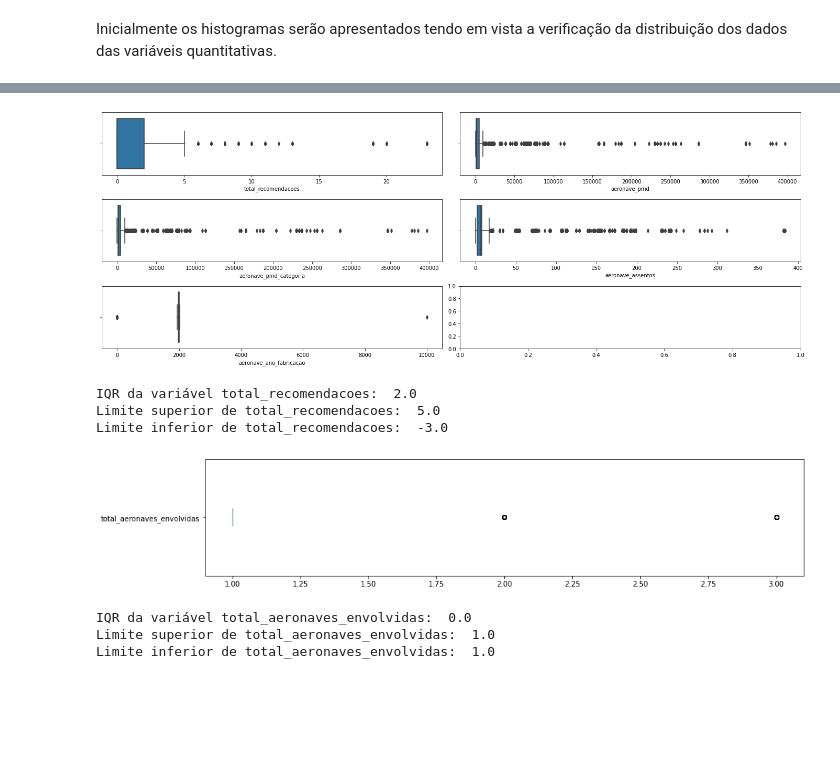
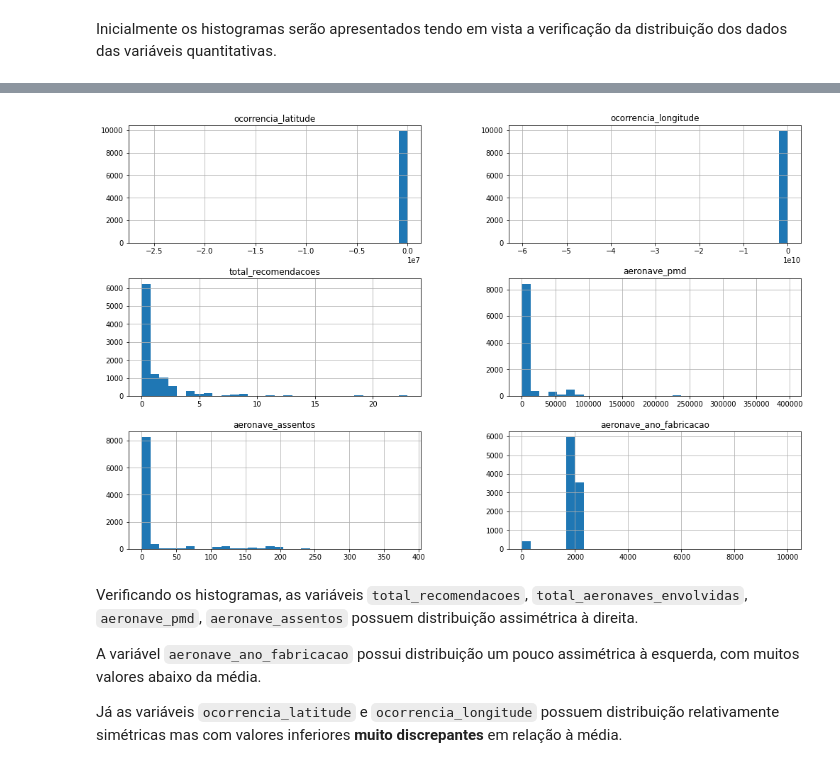
Before and after one commit to guilherme-beserra/TCC---PUC-Minas, a Jupyter notebook: Classificação_para_predição_de_vítima_fatal_em_acidente_aéreo.ipynb, the cells around one changed output, grey strips where cells are left out. Cells and saved outputs as stored; diff of their text form; code cells hidden in the pictures; blank space fills up the shorter version.

```diff
--- a/Classificação_para_predição_de_vítima_fatal_em_acidente_aéreo.ipynb
+++ b/Classificação_para_predição_de_vítima_fatal_em_acidente_aéreo.ipynb
@@ -967,51 +1067,0 @@ Vamos dar uma olhada nos nossos dados e ver o que identificamos.
-# %%
-# verificando o total de recomendações
-fig, ax = plt.subplots(nrows=3, ncols=2, figsize=(19, 7))
-sns.boxplot(df_unificada_clean['total_recomendacoes'], ax=ax[0,0])
-sns.boxplot(df_unificada_clean['aeronave_pmd'], ax=ax[0,1])
-sns.boxplot(df_unificada_clean['aeronave_pmd_categoria'], ax=ax[1,0])
-sns.boxplot(df_unificada_clean['aeronave_assentos'], ax=ax[1,1])
-sns.boxplot(df_unificada_clean['aeronave_ano_fabricacao'], ax=ax[2,0])
-plt.tight_layout()
-# %% [output]
-[figure, removed]
-# %%
-# identificando os outliers para a variável minimum_nights
-q1_total_recomendacoes = df_unificada_clean.total_recomendacoes.quantile(.25)
-q3_total_recomendacoes = df_unificada_clean.total_recomendacoes.quantile(.75)
-IQR_total_recomendacoes = q3_total_recomendacoes - q1_total_recomendacoes
-print('IQR da variável total_recomendacoes: ', IQR_total_recomendacoes)
-
-# definindo os limites
-sup_total_recomendacoes = q3_total_recomendacoes + 1.5 * IQR_total_recomendacoes
-inf_total_recomendacoes = q1_total_recomendacoes - 1.5 * IQR_total_recomendacoes
-
-print('Limite superior de total_recomendacoes: ', sup_total_recomendacoes)
-print('Limite inferior de total_recomendacoes: ', inf_total_recomendacoes)
-# %% [output]
-IQR da variável total_recomendacoes:  2.0
-Limite superior de total_recomendacoes:  5.0
-Limite inferior de total_recomendacoes:  -3.0
-# %%
-# verificando o total de recomendações
-df_unificada_clean.total_aeronaves_envolvidas.plot(kind='box', vert=False, figsize=(15, 3))
-plt.show()
-# %% [output]
-[figure, removed]
-# %%
-# identificando os outliers para a variável total_aeronaves_envolvidas
-q1_total_aeronaves_envolvidas = df_unificada_clean.total_aeronaves_envolvidas.quantile(.25)
-q3_total_aeronaves_envolvidas = df_unificada_clean.total_aeronaves_envolvidas.quantile(.75)
-IQR_total_aeronaves_envolvidas = q3_total_aeronaves_envolvidas - q1_total_aeronaves_envolvidas
-print('IQR da variável total_aeronaves_envolvidas: ', IQR_total_aeronaves_envolvidas)
-
-# definindo os limites
-sup_total_aeronaves_envolvidas = q3_total_aeronaves_envolvidas + 1.5 * IQR_total_aeronaves_envolvidas
-inf_total_aeronaves_envolvidas = q1_total_aeronaves_envolvidas - 1.5 * IQR_total_aeronaves_envolvidas
-
-print('Limite superior de total_aeronaves_envolvidas: ', sup_total_aeronaves_envolvidas)
-print('Limite inferior de total_aeronaves_envolvidas: ', inf_total_aeronaves_envolvidas)
-# %% [output]
-IQR da variável total_aeronaves_envolvidas:  0.0
-Limite superior de total_aeronaves_envolvidas:  1.0
-Limite inferior de total_aeronaves_envolvidas:  1.0
@@ -1026,0 +1068,10 @@ Limite inferior de total_aeronaves_envolvidas:  1.0
+# %%
+df_unificada_clean[['ocorrencia_latitude', 'ocorrencia_longitude', 'total_recomendacoes', 'aeronave_pmd', 'aeronave_assentos', 'aeronave_ano_fabricacao']].hist(bins=30, figsize=(17,11));
+# %% [output]
+[figure, added]
+# %% [markdown]
+Verificando os histogramas, as variáveis ``total_recomendacoes``, ``total_aeronaves_envolvidas``,  ``aeronave_pmd``, ``aeronave_assentos`` possuem distribuição assimétrica à direita.
+
+A variável ``aeronave_ano_fabricacao`` possui distribuição um pouco assimétrica à esquerda, com muitos valores abaixo da média.
+
+Já as variáveis ``ocorrencia_latitude`` e ``ocorrencia_longitude`` possuem distribuição relativamente simétricas mas com valores inferiores **muito discrepantes** em relação à média.
```
Also changed, not shown: parts of 110 cells of this notebook.
